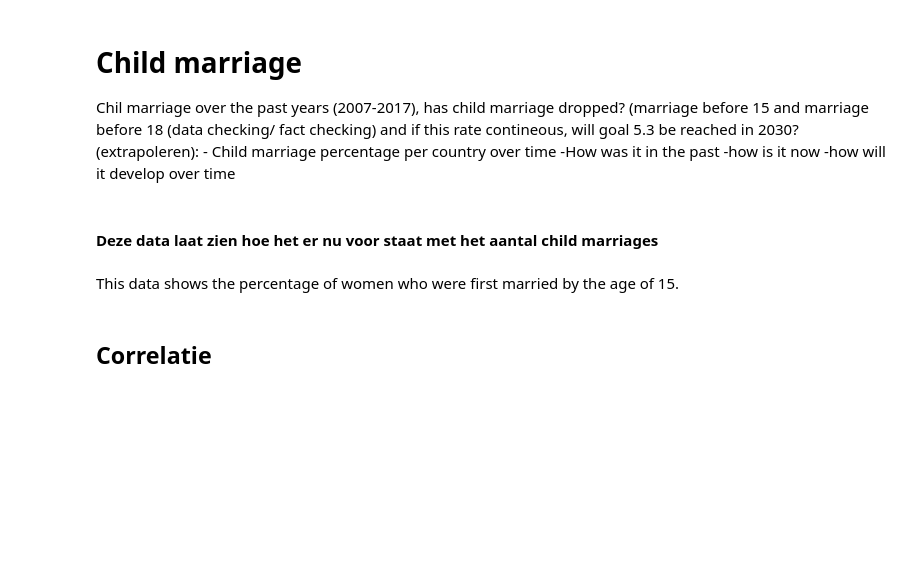
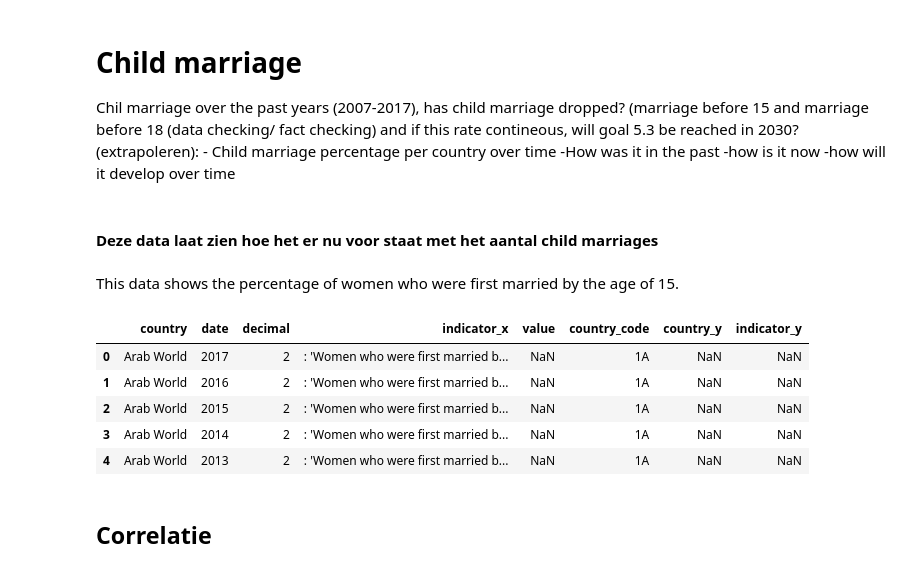
Before and after one commit to omar-d/EPA-WB-Equity, a Jupyter notebook: Deelvraag 2_kindhuwelijken.ipynb, the cells around one changed output. Cells and saved outputs as stored; diff of their text form; code cells hidden in the pictures; blank space fills up the shorter version.

```diff
--- a/Deelvraag 2_kindhuwelijken.ipynb
+++ b/Deelvraag 2_kindhuwelijken.ipynb
@@ -166,6 +167,15 @@ married15_all = fillna(married15_all)
 # %%
 married15_all = pd.merge(married15_all, OECD_df, how="left", left_on = ['country_code','date', 'value'],
                          right_on =['country', 'date', 'value'] )
+married15_all = married15_all.rename(index = str, columns = {'country': 'country_false', 'country_x': "country", })
+married15_all.head()
+# %% [output]
+|  | country | date | decimal | indicator_x | value | country_code | country_y | indicator_y |
+| 0 | Arab World | 2017 | 2 | : 'Women who were first married b... | NaN | 1A | NaN | NaN |
+| 1 | Arab World | 2016 | 2 | : 'Women who were first married b... | NaN | 1A | NaN | NaN |
+| 2 | Arab World | 2015 | 2 | : 'Women who were first married b... | NaN | 1A | NaN | NaN |
+| 3 | Arab World | 2014 | 2 | : 'Women who were first married b... | NaN | 1A | NaN | NaN |
+| 4 | Arab World | 2013 | 2 | : 'Women who were first married b... | NaN | 1A | NaN | NaN |
 # %% [markdown]
 ## Correlatie
 # %%
```
Also changed, not shown: parts of 13 cells of this notebook, 1 other file.
